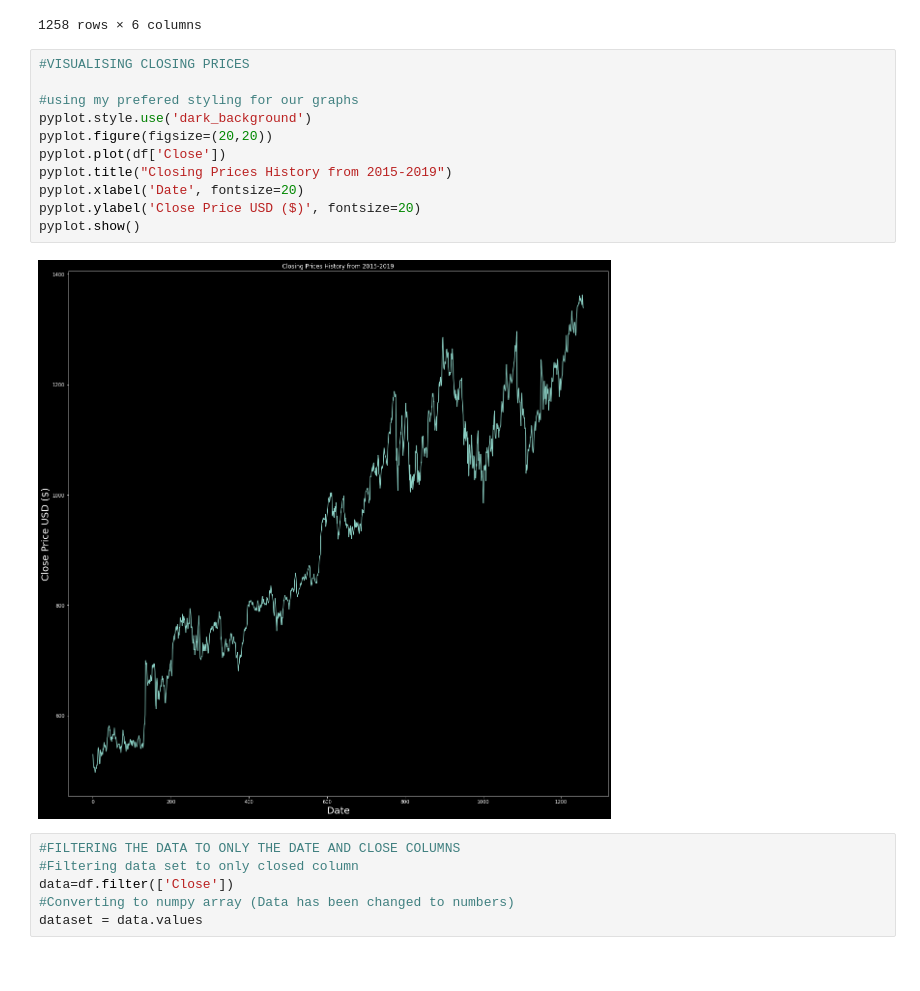
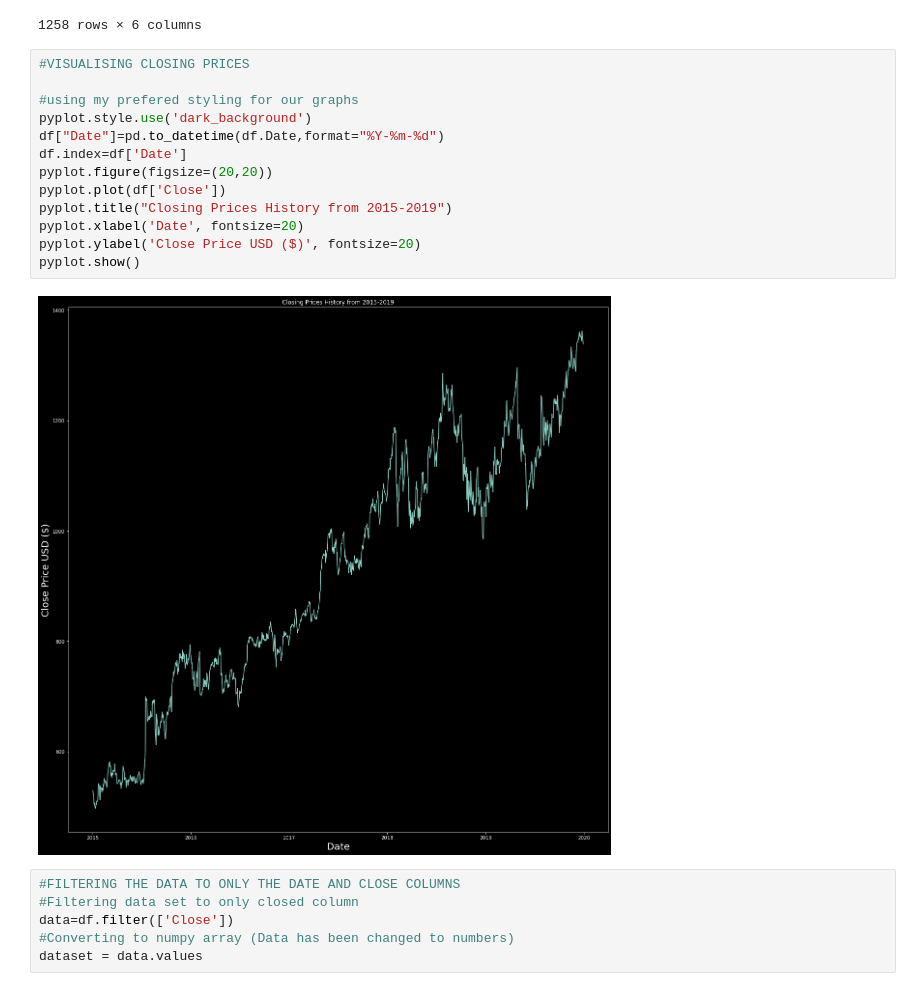
Before and after one commit to dhyaneesh/Stock-Price-Predictor-School, a Jupyter notebook: Stock Price Prediction Using Python & LSTM (Long Short Term Memory).ipynb, the cells around one changed output. Drawn from its saved outputs; the diff is of its cells as text.

Commit message:
Minor Changes to date visualisation

```diff
--- a/Stock Price Prediction Using Python & LSTM (Long Short Term Memory).ipynb
+++ b/Stock Price Prediction Using Python & LSTM (Long Short Term Memory).ipynb
@@ -36,16 +36,18 @@ df
 # %%
 #VISUALISING CLOSING PRICES
 
 #using my prefered styling for our graphs
 pyplot.style.use('dark_background')
+df["Date"]=pd.to_datetime(df.Date,format="%Y-%m-%d")
+df.index=df['Date']
 pyplot.figure(figsize=(20,20))
 pyplot.plot(df['Close'])
 pyplot.title("Closing Prices History from 2015-2019")
 pyplot.xlabel('Date', fontsize=20)
 pyplot.ylabel('Close Price USD ($)', fontsize=20)
 pyplot.show()
 # %% [output]
-[figure, old version]
+[figure, new version]
 # %%
 #FILTERING THE DATA TO ONLY THE DATE AND CLOSE COLUMNS
 #Filtering data set to only closed column
```
